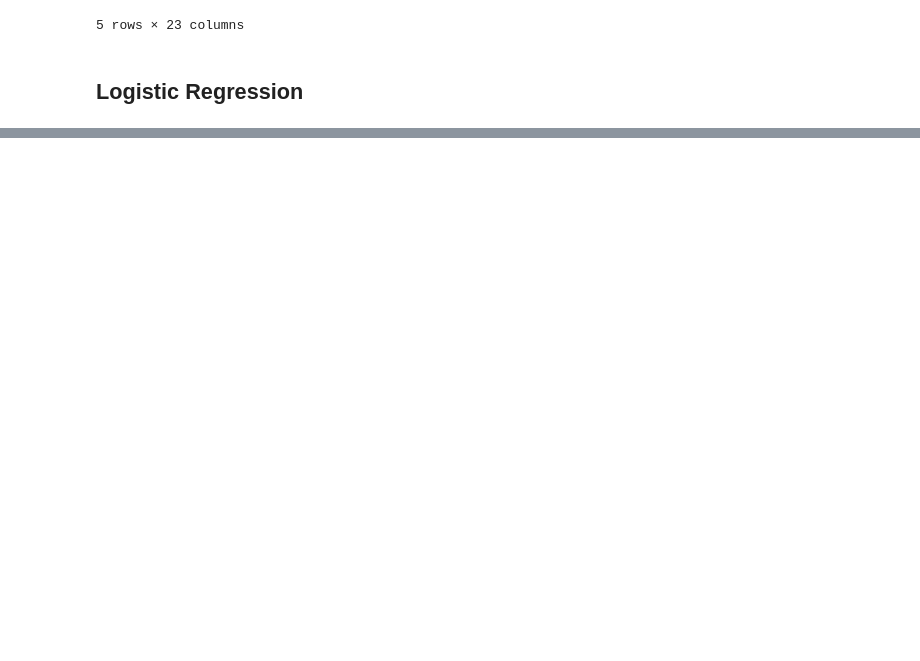
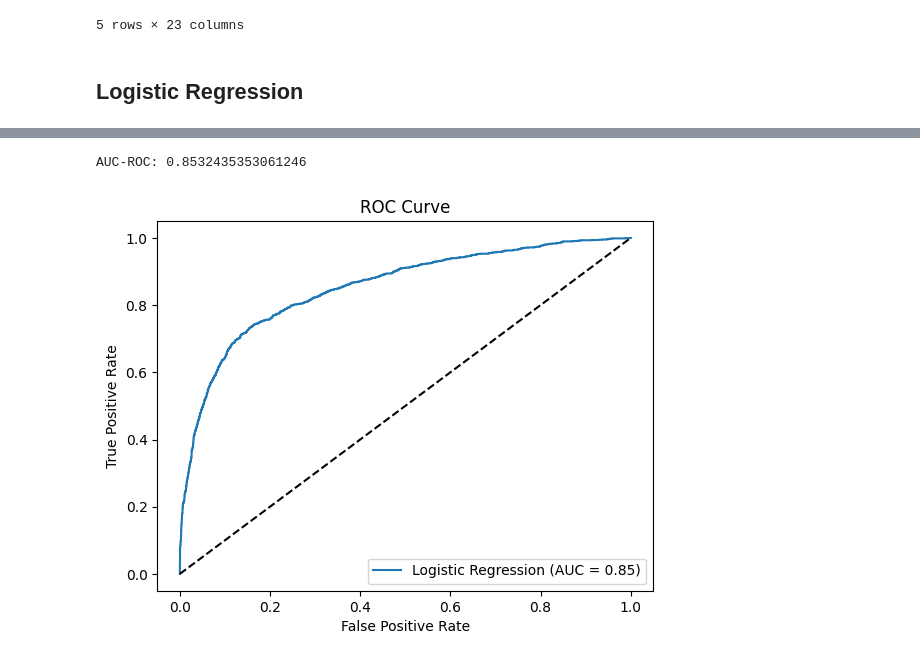
Before and after one commit to mfearing1234/Data_science_model_builds, a Jupyter notebook: Credit Risk Analysis/credit_risk_analysis.ipynb, the cells around one changed output, grey strips where cells are left out. Saved outputs shown, nothing was run; the diff lists cells and outputs as text; code cells hidden in the pictures; blank space fills up the shorter version.

```diff
--- a/Credit Risk Analysis/credit_risk_analysis.ipynb
+++ b/Credit Risk Analysis/credit_risk_analysis.ipynb
@@ -167,13 +172,17 @@ from sklearn.metrics import classification_report, confusion_matrix
 # Define features and target variable
 X = one_hot_encoded_df.drop('loan_status', axis=1)
 y = one_hot_encoded_df['loan_status']
+
 # Split data into training and testing sets
 X_train, X_test, y_train, y_test = train_test_split(X, y, test_size=0.2, random_state=42)
+
 # Train logistic regression model
-model = LogisticRegression(max_iter=1000)
+model = LogisticRegression(max_iter=3000)
 model.fit(X_train, y_train)
+
 # Predict on test set
 y_pred = model.predict(X_test)
+
 # Evaluate model performance
 print(classification_report(y_test, y_pred))
 print(confusion_matrix(y_test, y_pred))
@@ -179,0 +209,18 @@ print(confusion_matrix(y_test, y_pred))
+# %%
+# Measure AUC-ROC
+from sklearn.metrics import roc_auc_score, roc_curve
+y_prob = model.predict_proba(X_test)[:, 1]
+auc_roc = roc_auc_score(y_test, y_prob)
+print("AUC-ROC:", auc_roc)
+fpr, tpr, thresholds = roc_curve(y_test, y_prob)
+plt.figure()
+plt.plot(fpr, tpr, label='Logistic Regression (AUC = {:.2f})'.format(auc_roc))
+plt.plot([0, 1], [0, 1], 'k--')
+plt.xlabel('False Positive Rate')
+plt.ylabel('True Positive Rate')
+plt.title('ROC Curve')
+plt.legend(loc='lower right')
+plt.show()
+# %% [output]
+AUC-ROC: 0.8532435353061246
+[figure, added]
```
Also changed, not shown: parts of 9 cells of this notebook.
